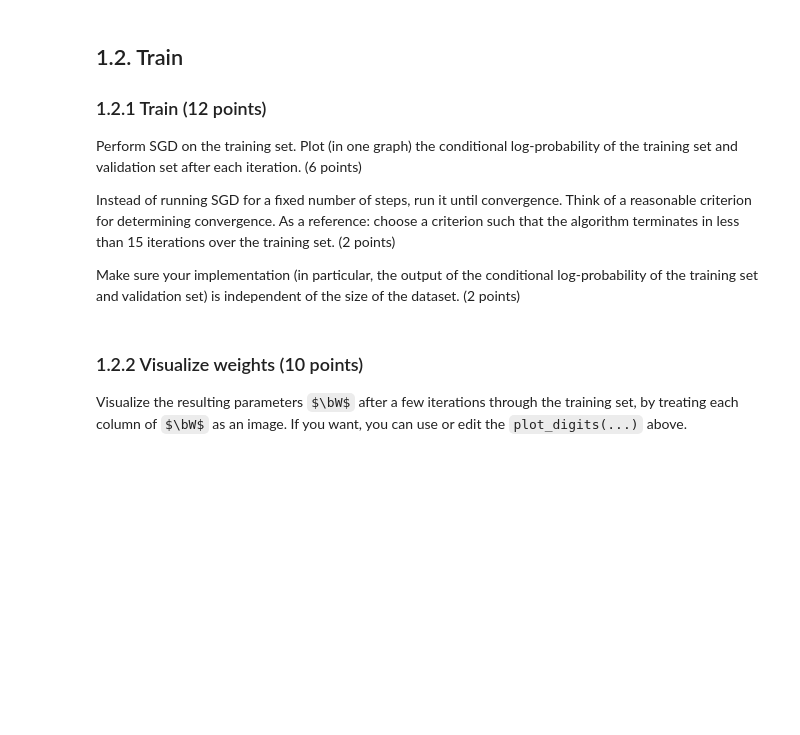
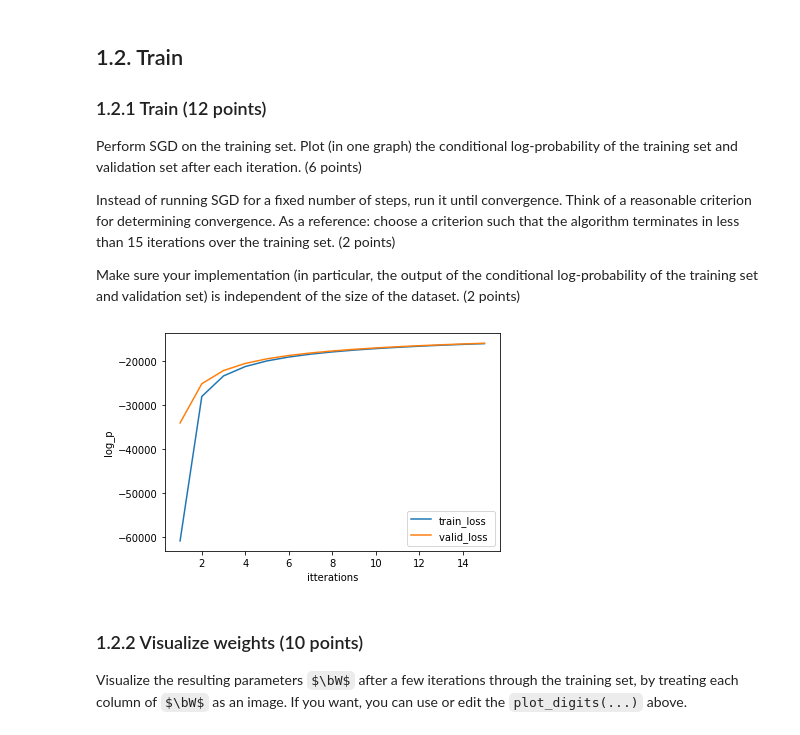
Before and after one commit to wlongxiang/MachineLearning1, a Jupyter notebook: assignments/lab/lab2.ipynb, the cells around one changed output. Drawn from its saved outputs; the diff is of its cells as text; code cells hidden in the pictures; some formulas as TeX source; blank space fills up the shorter version.

Commit message:
Answered before 1.2.3 visualization

```diff
--- a/assignments/lab/lab2.ipynb
+++ b/assignments/lab/lab2.ipynb
@@ -375,8 +397,3 @@ assert finite_diff_error < 1e-3, 'Your gradient computation for b seems off'
 ### 1.1.3 Stochastic gradient descent (15 points)
 
 Write a function `sgd_iter(x_train, t_train, w, b)` that performs one iteration of stochastic gradient descent (SGD), and returns the new weights. It should go through the trainingset once in randomized order, call `logreg_gradient(x, t, w, b)` for each datapoint to get the gradients, and update the parameters **using a small learning rate of `1e-4`**. Note that in this case we're maximizing the likelihood function, so we should actually performing gradient ___ascent___... For more information about SGD, see Bishop 5.2.4 or an online source (i.e. https://en.wikipedia.org/wiki/Stochastic_gradient_descent)
-# %%
-def sgd_iter(x_train, t_train, W, b):
-    # YOUR CODE HERE
-    raise NotImplementedError()
-    return logp_train, W, b
@@ -398,16 +431,43 @@ Perform SGD on the training set. Plot (in one graph) the conditional log-probabi
 Instead of running SGD for a fixed number of steps, run it until convergence. Think of a reasonable criterion for determining convergence. As a reference: choose a criterion such that the algorithm terminates in less than 15 iterations over the training set. (2 points)
 
 Make sure your implementation (in particular, the output of the conditional log-probability of the training set and validation set) is independent of the size of the dataset. (2 points)
+# %%
+def test_sgd(x_train, t_train, x_valid, t_valid, w, b):
+    # YOUR CODE HERE
+    tol = 10000
+    #ϵ = 0.01
+    v_ys = [] # log-probability of validation set
+    ys = [] # log-probability of training set
+    xs = [] # x coordinate of plot [1:<=15]
+    i = 1
+    prev_W = 0
+    prev_b = 0
+    while tol > 10:
+        logp_train,W,b = sgd_iter(x_train, t_train, w, b)
+        valid_logp,W_v,b_v = sgd_iter(x_train, t_train, w, b)
+        v_ys.append(valid_logp)
+        ys.append(logp_train)
+        xs.append(i)
+        i+=1
+        tol = max(np.sum(np.abs(W-prev_W)), np.sum(np.abs(b-prev_b)))
+        prev_W = W.copy()
+        prev_b = b.copy()
+
+    plt.plot(xs, ys, label='train_loss')
+    plt.plot(xs, v_ys, label='valid_loss ')
+    plt.xlabel('itterations')
+    plt.ylabel('log_p')
+    plt.legend()
+    plt.show()
+
+    return W,b
 # %%
-
-def test_sgd(x_train, t_train, x_valid, t_valid, w, b):
-    # YOUR CODE HERE
-    raise NotImplementedError()
-
 np.random.seed(1243)
 w = np.zeros((28*28, 10))
 b = np.zeros(10)
 w,b = test_sgd(x_train, t_train, x_valid, t_valid, w, b)
+# %% [output]
+[figure, added]
 # %%
 # Hidden tests for efficiency
 # %% [markdown]
```
Also changed, not shown: parts of 6 cells of this notebook.
